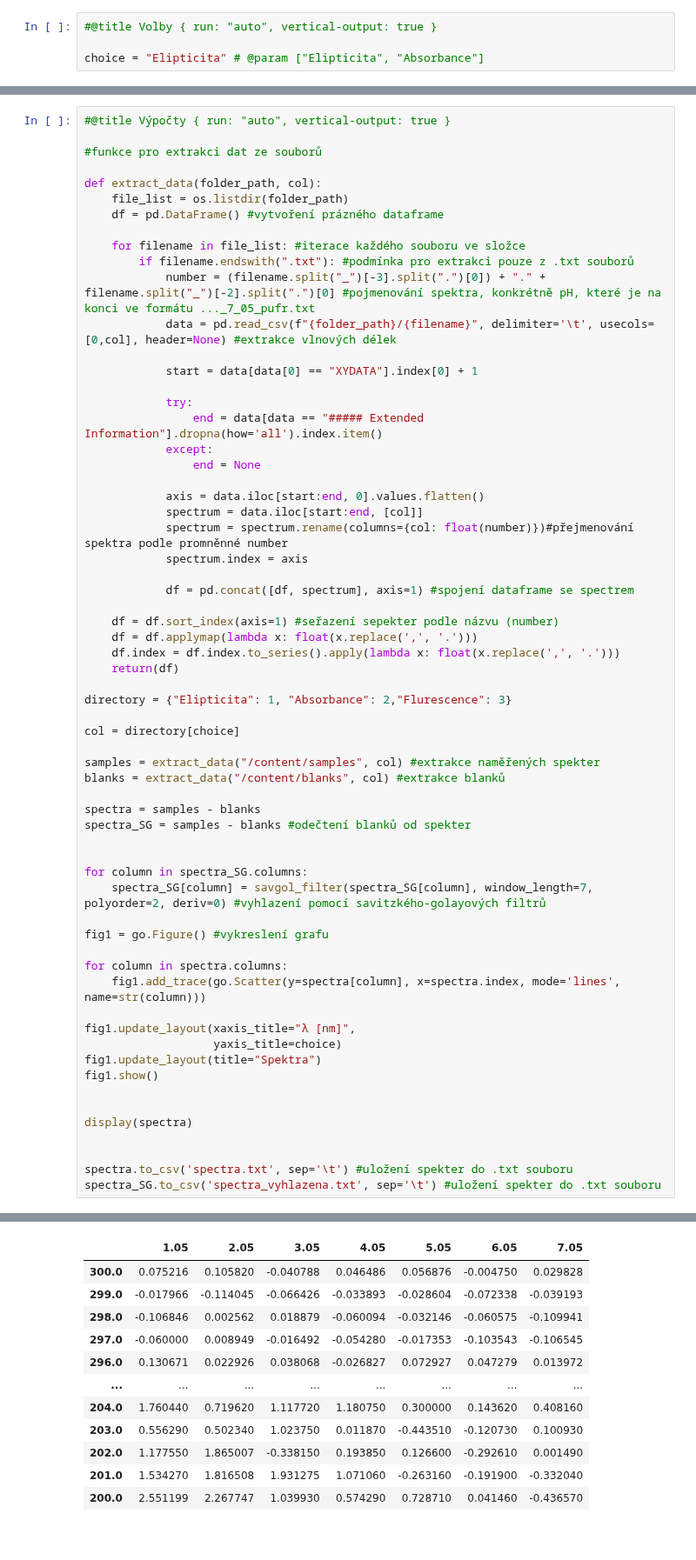
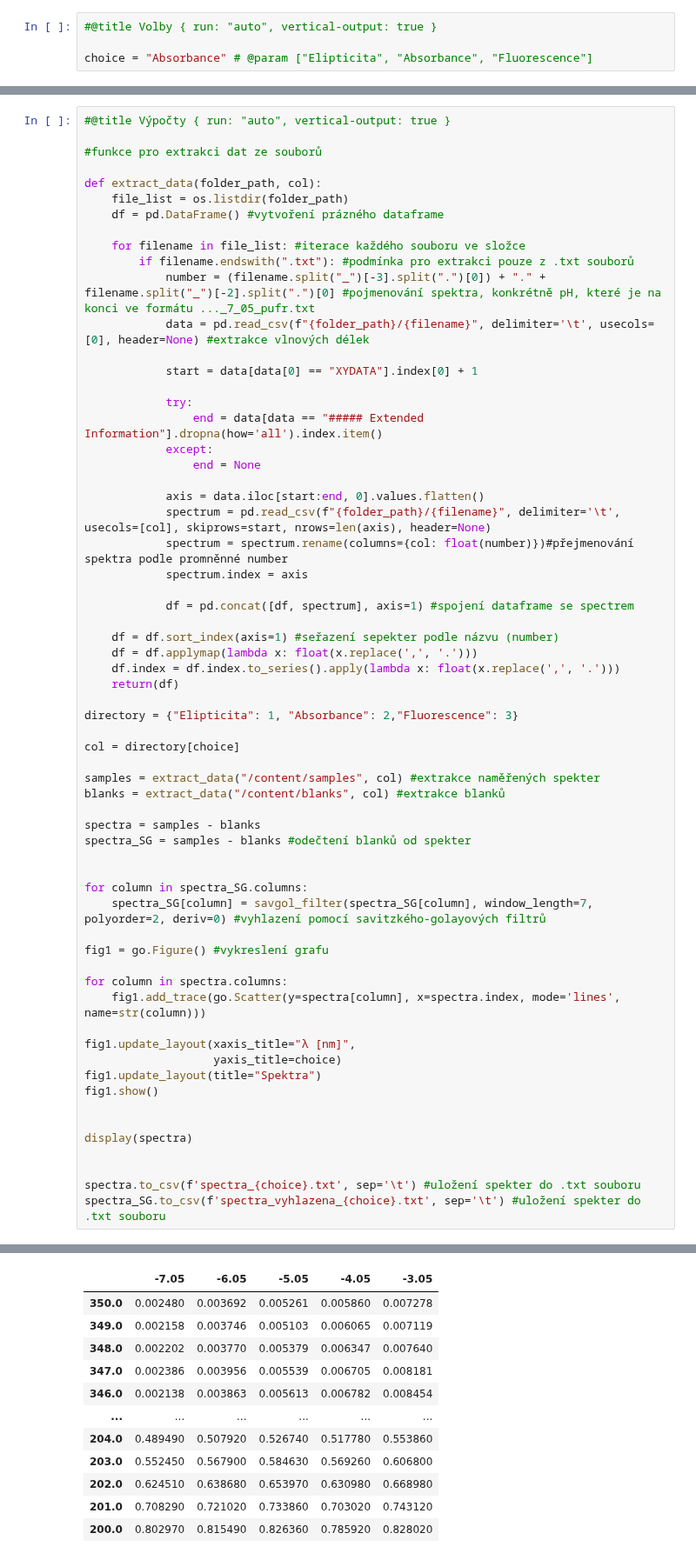
Before and after one commit to Xixaus/Nastroje, a Jupyter notebook: CD_extrakce+vyhlazení.ipynb, the cells around one changed output, grey strips where cells are left out. Shown at 87% size. Drawn from its saved outputs; the diff is of its cells as text.

```diff
--- a/CD_extrakce+vyhlazení.ipynb
+++ b/CD_extrakce+vyhlazení.ipynb
@@ -14,7 +14,7 @@
 # %%
 #@title Volby { run: "auto", vertical-output: true }
 
-choice = "Elipticita" # @param ["Elipticita", "Absorbance"]
+choice = "Absorbance" # @param ["Elipticita", "Absorbance", "Fluorescence"]
 # %%
 #@title Knihovny a vytvoření/smazání složek { run: "auto", vertical-output: true }
 
@@ -49,7 +50,7 @@ def extract_data(folder_path, col):
     for filename in file_list: #iterace každého souboru ve složce
         if filename.endswith(".txt"): #podmínka pro extrakci pouze z .txt souborů
             number = (filename.split("_")[-3].split(".")[0]) + "." + filename.split("_")[-2].split(".")[0] #pojmenování spektra, konkrétně pH, které je na konci ve formátu ..._7_05_pufr.txt
-            data = pd.read_csv(f"{folder_path}/{filename}", delimiter='\t', usecols=[0,col], header=None) #extrakce vlnových délek
+            data = pd.read_csv(f"{folder_path}/{filename}", delimiter='\t', usecols=[0], header=None) #extrakce vlnových délek
 
             start = data[data[0] == "XYDATA"].index[0] + 1
 
@@ -59,7 +60,7 @@ def extract_data(folder_path, col):
                 end = None
 
             axis = data.iloc[start:end, 0].values.flatten()
-            spectrum = data.iloc[start:end, [col]]
+            spectrum = pd.read_csv(f"{folder_path}/{filename}", delimiter='\t', usecols=[col], skiprows=start, nrows=len(axis), header=None)
             spectrum = spectrum.rename(columns={col: float(number)})#přejmenování spektra podle promněnné number
             spectrum.index = axis
 
@@ -70,47 +71,47 @@ def extract_data(folder_path, col):
     df.index = df.index.to_series().apply(lambda x: float(x.replace(',', '.')))
     return(df)
 
-directory = {"Elipticita": 1, "Absorbance": 2,"Flurescence": 3}
+directory = {"Elipticita": 1, "Absorbance": 2,"Fluorescence": 3}
 
 col = directory[choice]
 
 samples = extract_data("/content/samples", col) #extrakce naměřených spekter
 blanks = extract_data("/content/blanks", col) #extrakce blanků
 
 spectra = samples - blanks
 spectra_SG = samples - blanks #odečtení blanků od spekter
 
 
 for column in spectra_SG.columns:
     spectra_SG[column] = savgol_filter(spectra_SG[column], window_length=7, polyorder=2, deriv=0) #vyhlazení pomocí savitzkého-golayových filtrů
 
 fig1 = go.Figure() #vykreslení grafu
 
 for column in spectra.columns:
     fig1.add_trace(go.Scatter(y=spectra[column], x=spectra.index, mode='lines', name=str(column)))
 
 fig1.update_layout(xaxis_title="λ [nm]",
                    yaxis_title=choice)
 fig1.update_layout(title="Spektra")
 fig1.show()
 
 
 display(spectra)
 
 
-spectra.to_csv('spectra.txt', sep='\t') #uložení spekter do .txt souboru
-spectra_SG.to_csv('spectra_vyhlazena.txt', sep='\t') #uložení spekter do .txt souboru
+spectra.to_csv(f'spectra_{choice}.txt', sep='\t') #uložení spekter do .txt souboru
+spectra_SG.to_csv(f'spectra_vyhlazena_{choice}.txt', sep='\t') #uložení spekter do .txt souboru
 # %% [output]
 [interactive output not drawn]
-|  | 1.05 | 2.05 | 3.05 | 4.05 | 5.05 | 6.05 | 7.05 |
-| 300.0 | 0.075216 | 0.105820 | -0.040788 | 0.046486 | 0.056876 | -0.004750 | 0.029828 |
-| 299.0 | -0.017966 | -0.114045 | -0.066426 | -0.033893 | -0.028604 | -0.072338 | -0.039193 |
-| 298.0 | -0.106846 | 0.002562 | 0.018879 | -0.060094 | -0.032146 | -0.060575 | -0.109941 |
-| 297.0 | -0.060000 | 0.008949 | -0.016492 | -0.054280 | -0.017353 | -0.103543 | -0.106545 |
-| 296.0 | 0.130671 | 0.022926 | 0.038068 | -0.026827 | 0.072927 | 0.047279 | 0.013972 |
-| ... | ... | ... | ... | ... | ... | ... | ... |
-| 204.0 | 1.760440 | 0.719620 | 1.117720 | 1.180750 | 0.300000 | 0.143620 | 0.408160 |
-| 203.0 | 0.556290 | 0.502340 | 1.023750 | 0.011870 | -0.443510 | -0.120730 | 0.100930 |
-| 202.0 | 1.177550 | 1.865007 | -0.338150 | 0.193850 | 0.126600 | -0.292610 | 0.001490 |
-| 201.0 | 1.534270 | 1.816508 | 1.931275 | 1.071060 | -0.263160 | -0.191900 | -0.332040 |
-| 200.0 | 2.551199 | 2.267747 | 1.039930 | 0.574290 | 0.728710 | 0.041460 | -0.436570 |
+|  | -7.05 | -6.05 | -5.05 | -4.05 | -3.05 |
+| 350.0 | 0.002480 | 0.003692 | 0.005261 | 0.005860 | 0.007278 |
+| 349.0 | 0.002158 | 0.003746 | 0.005103 | 0.006065 | 0.007119 |
+| 348.0 | 0.002202 | 0.003770 | 0.005379 | 0.006347 | 0.007640 |
+| 347.0 | 0.002386 | 0.003956 | 0.005539 | 0.006705 | 0.008181 |
+| 346.0 | 0.002138 | 0.003863 | 0.005613 | 0.006782 | 0.008454 |
+| ... | ... | ... | ... | ... | ... |
+| 204.0 | 0.489490 | 0.507920 | 0.526740 | 0.517780 | 0.553860 |
+| 203.0 | 0.552450 | 0.567900 | 0.584630 | 0.569260 | 0.606800 |
+| 202.0 | 0.624510 | 0.638680 | 0.653970 | 0.630980 | 0.668980 |
+| 201.0 | 0.708290 | 0.721020 | 0.733860 | 0.703020 | 0.743120 |
+| 200.0 | 0.802970 | 0.815490 | 0.826360 | 0.785920 | 0.828020 |
```
Also changed, not shown: parts of 3 cells of this notebook.
